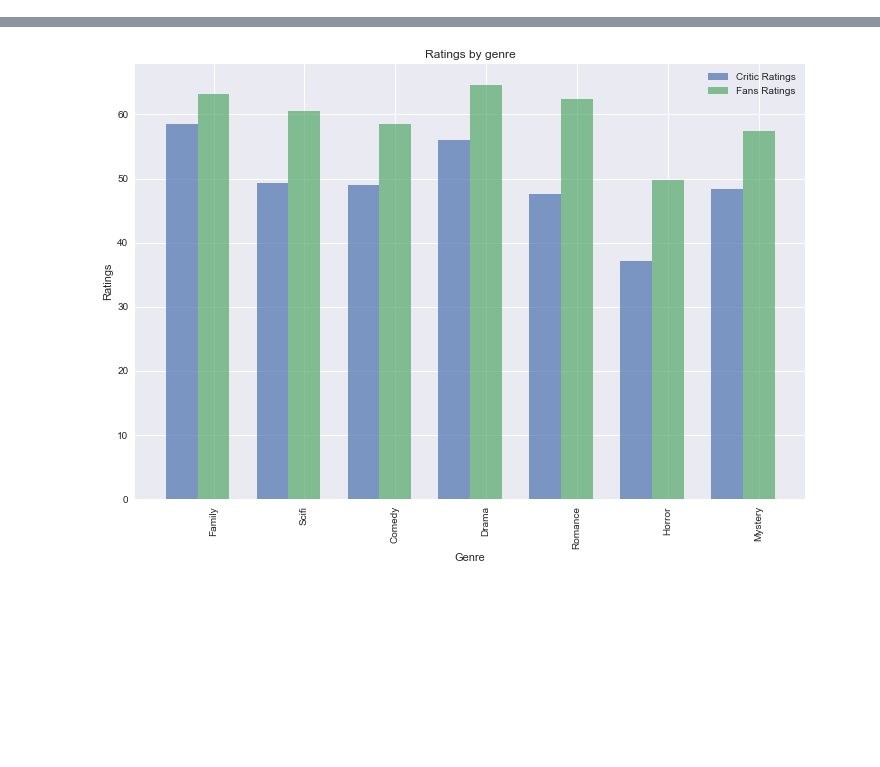
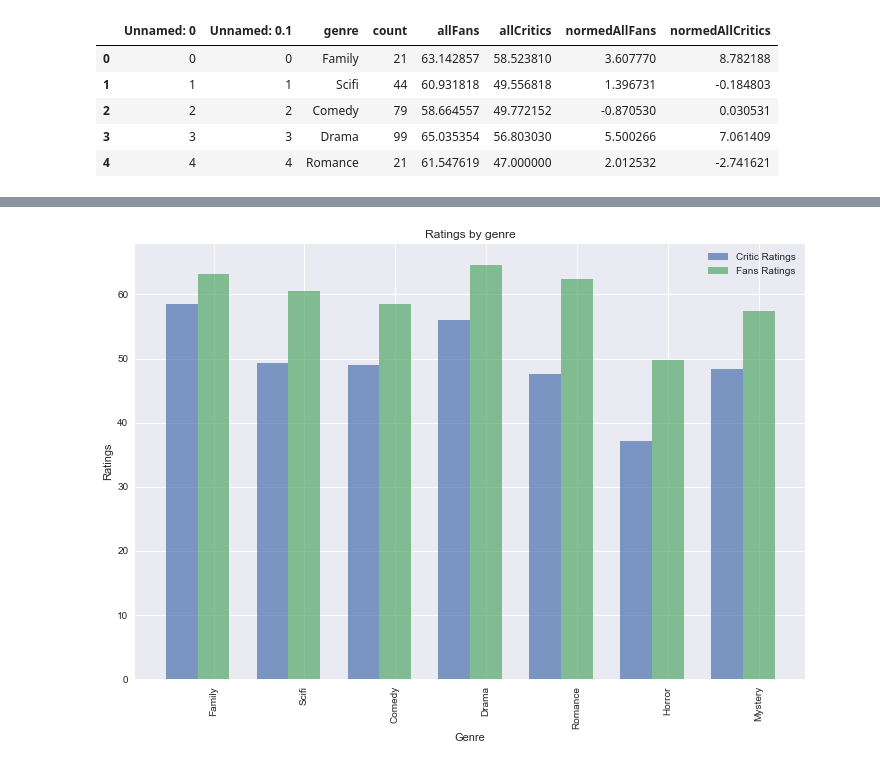
Before and after one commit to gqfiddler/movieRatings, a Jupyter notebook: y axis problem.ipynb, the cells around one changed output, grey strips where cells are left out. Saved outputs shown, nothing was run; the diff lists cells and outputs as text; code cells hidden in the pictures; blank space fills up the shorter version.

```diff
--- a/y axis problem.ipynb
+++ b/y axis problem.ipynb
@@ -1,9 +1,17 @@
 # %%
 import numpy as np
 import pandas as pd
 import matplotlib.pyplot as plt
 import seaborn as sns
 %matplotlib inline
 sns.set(color_codes=True)
 
 genre_df = pd.read_csv("genres.csv")
+genre_df.head()
+# %% [output]
+|  | Unnamed: 0 | Unnamed: 0.1 | genre | count | allFans | allCritics | normedAllFans | normedAllCritics |
+| 0 | 0 | 0 | Family | 21 | 63.142857 | 58.523810 | 3.607770 | 8.782188 |
+| 1 | 1 | 1 | Scifi | 44 | 60.931818 | 49.556818 | 1.396731 | -0.184803 |
+| 2 | 2 | 2 | Comedy | 79 | 58.664557 | 49.772152 | -0.870530 | 0.030531 |
+| 3 | 3 | 3 | Drama | 99 | 65.035354 | 56.803030 | 5.500266 | 7.061409 |
+| 4 | 4 | 4 | Romance | 21 | 61.547619 | 47.000000 | 2.012532 | -2.741621 |
```
Also changed, not shown: parts of 2 cells of this notebook, 4 other files.
